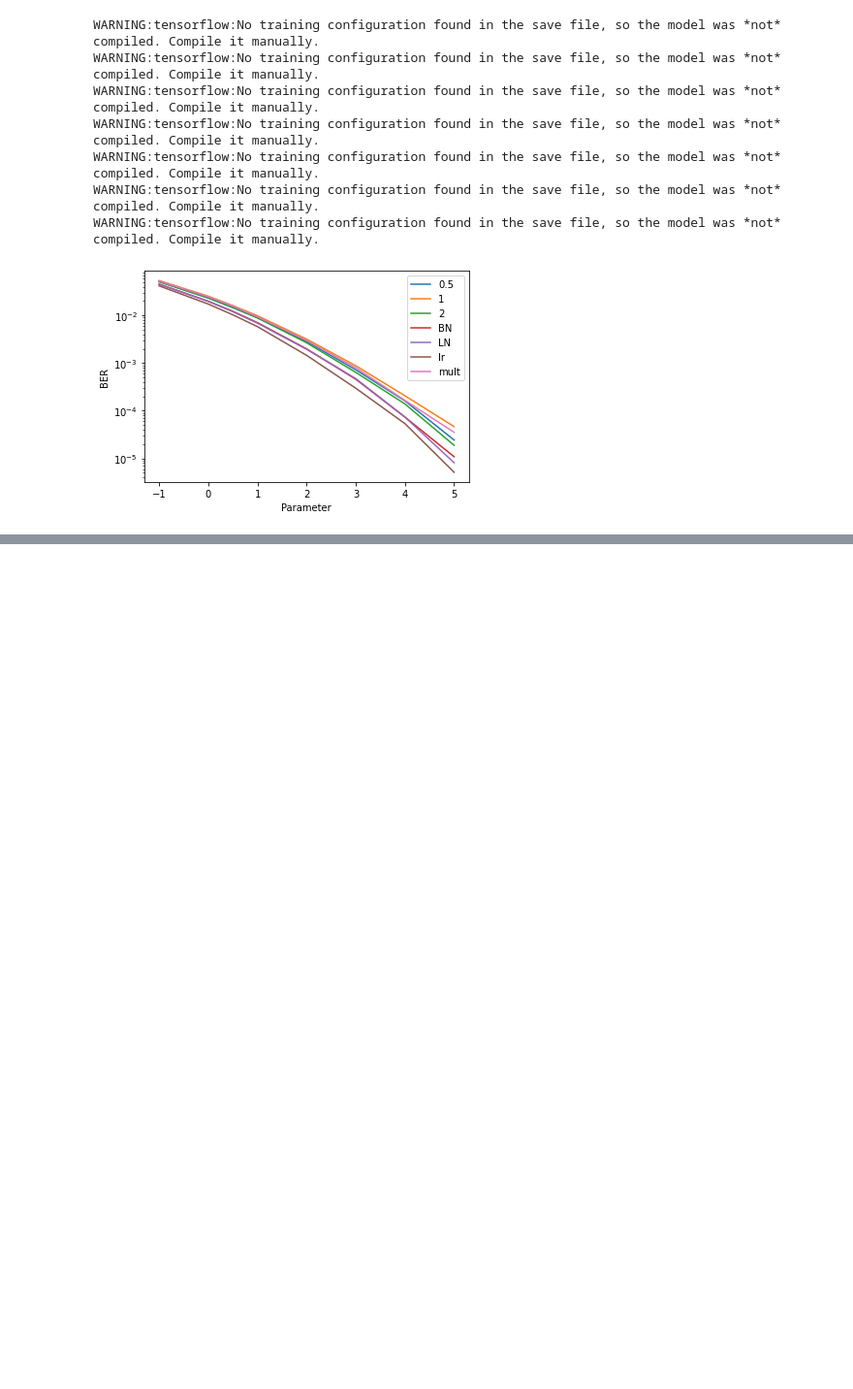
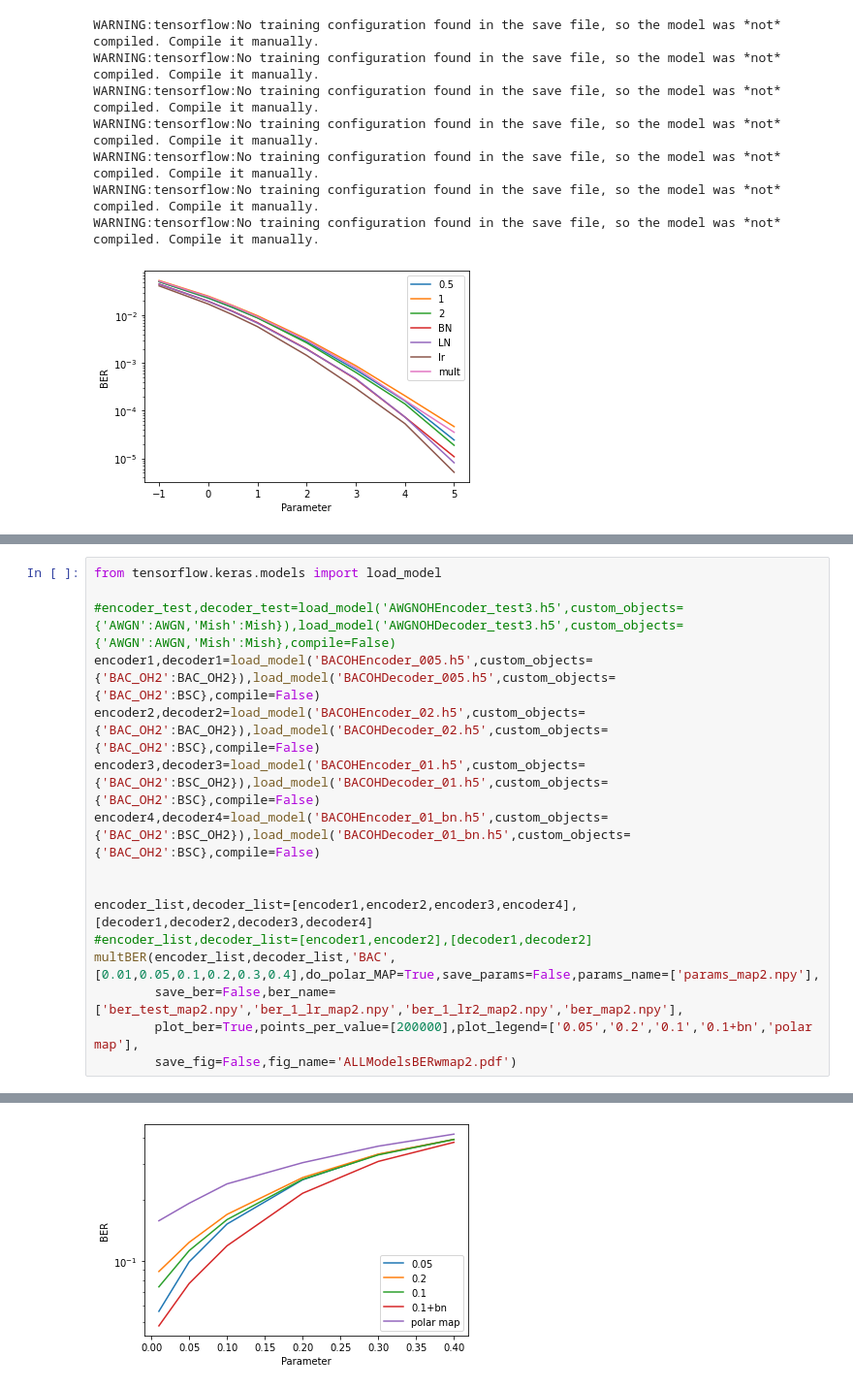
Before and after one commit to remzawi/deep_fec, a Jupyter notebook: BACOHAutoencoder_Plots.ipynb, the cells around one changed output, grey strips where cells are left out. Shown at 97% size. Saved outputs shown, nothing was run; the diff lists cells and outputs as text; blank space fills up the shorter version.

```diff
--- a/BACOHAutoencoder_Plots.ipynb
+++ b/BACOHAutoencoder_Plots.ipynb
@@ -66,0 +67,17 @@ WARNING:tensorflow:No training configuration found in the save file, so the mode
+# %%
+from tensorflow.keras.models import load_model
+
+#encoder_test,decoder_test=load_model('AWGNOHEncoder_test3.h5',custom_objects={'AWGN':AWGN,'Mish':Mish}),load_model('AWGNOHDecoder_test3.h5',custom_objects={'AWGN':AWGN,'Mish':Mish},compile=False)
+encoder1,decoder1=load_model('BACOHEncoder_005.h5',custom_objects={'BAC_OH2':BAC_OH2}),load_model('BACOHDecoder_005.h5',custom_objects={'BAC_OH2':BSC},compile=False)
+encoder2,decoder2=load_model('BACOHEncoder_02.h5',custom_objects={'BAC_OH2':BAC_OH2}),load_model('BACOHDecoder_02.h5',custom_objects={'BAC_OH2':BSC},compile=False)
+encoder3,decoder3=load_model('BACOHEncoder_01.h5',custom_objects={'BAC_OH2':BSC_OH2}),load_model('BACOHDecoder_01.h5',custom_objects={'BAC_OH2':BSC},compile=False)
+encoder4,decoder4=load_model('BACOHEncoder_01_bn.h5',custom_objects={'BAC_OH2':BSC_OH2}),load_model('BACOHDecoder_01_bn.h5',custom_objects={'BAC_OH2':BSC},compile=False)
+
+
+encoder_list,decoder_list=[encoder1,encoder2,encoder3,encoder4],[decoder1,decoder2,decoder3,decoder4]
+#encoder_list,decoder_list=[encoder1,encoder2],[decoder1,decoder2]
+multBER(encoder_list,decoder_list,'BAC',[0.01,0.05,0.1,0.2,0.3,0.4],do_polar_MAP=True,save_params=False,params_name=['params_map2.npy'],
+        save_ber=False,ber_name=['ber_test_map2.npy','ber_1_lr_map2.npy','ber_1_lr2_map2.npy','ber_map2.npy'],
+        plot_ber=True,points_per_value=[200000],plot_legend=['0.05','0.2','0.1','0.1+bn','polar map'],
+        save_fig=False,fig_name='ALLModelsBERwmap2.pdf')
+# %% [output]
@@ -66,0 +88 @@ WARNING:tensorflow:No training configuration found in the save file, so the mode
+[figure, added]
```
Also changed, not shown: parts of 3 cells of this notebook, 1 other file.
